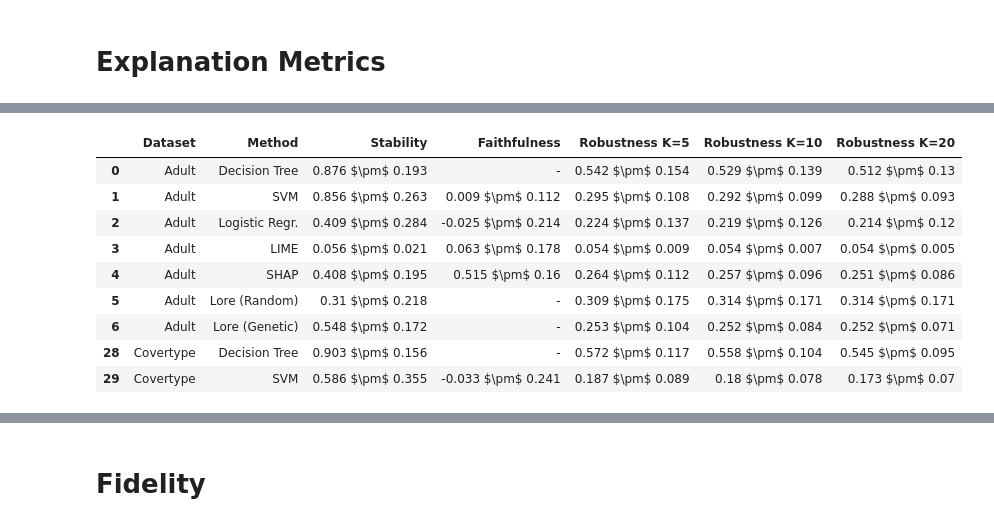
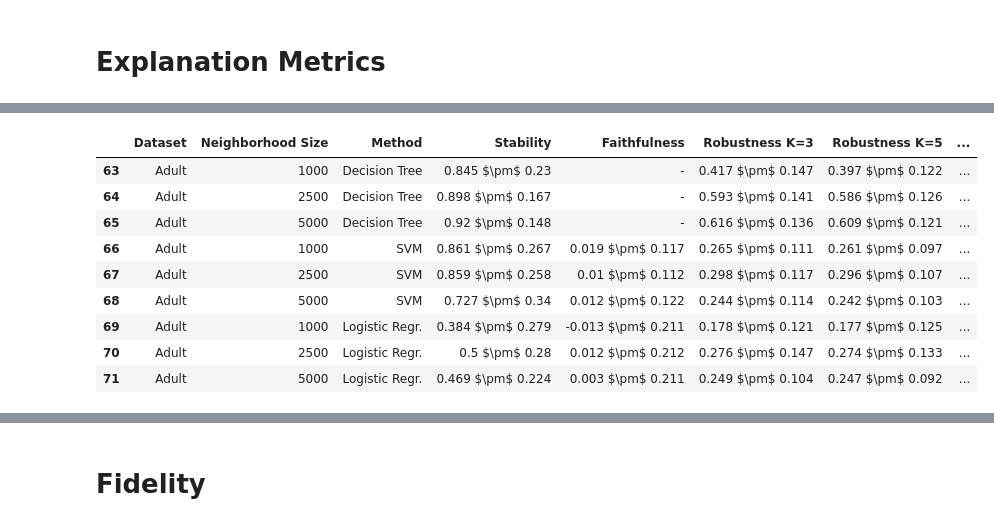
Before and after one commit to lucacorbucci/fire360, a Jupyter notebook: src/results/results.ipynb, the cells around one changed output, grey strips where cells are left out. Drawn from its saved outputs; the diff is of its cells as text; code cells hidden in the pictures.

```diff
--- a/src/results/results.ipynb
+++ b/src/results/results.ipynb
@@ -34,12 +38,13 @@ merged_df = []
 # %% [markdown]
 # Explanation Metrics
 # %%
-project_data = download_runs(project_name="tango_explanation_metrics")
-project_name = "tango_explanation_metrics"
+project_data = download_runs(project_name="new_metrics_computation")
+project_name = "new_metrics_computation"
 # %%
 methods = ["dt", "svm", "logistic", "lime", "shap", "lore", "lore_genetic"]
-datasets = ["adult", "house16", "letter", "dutch", "covertype", "shuttle"]
-top_k = [3, 5, 8, 10, 20]
+datasets = ["house16", "letter", "shuttle", "adult", "dutch"]
+top_k = [3, 5, 8, 10, 15, 20]
+neigh_sizes = [1000, 2500, 5000]
 # %%
 metrics = {}
 
@@ -68,19 +97,21 @@ import pandas as pd
 # Initialize an empty list to store the rows
 rows = []
 
-top_k_table = [5,10,20]
+top_k_table = [3, 5, 8, 10,20]
 # Iterate over the datasets and methods to extract the metrics
 for dataset in datasets:
     for method in methods:
-        row = {
-            'Dataset': dataset,
-            'Method': method,
-            'Stability': metrics[dataset][method].get('stability', '-'),
-            'Faithfulness': metrics[dataset][method].get('Faithfulness', '-')
-        }
-        for k in top_k_table:
-            row[f"Robustness K={k}"] = metrics[dataset][method].get(f'robustness_top_{k}', '-')
-        rows.append(row)
+        for neigh_size in neigh_sizes:
+            row = {
+                'Dataset': dataset,
+                'Neighborhood Size': neigh_size,
+                'Method': method,
+                'Stability': metrics[dataset][method][neigh_size].get('stability', '-'),
+                'Faithfulness': metrics[dataset][method][neigh_size].get('Faithfulness', '-')
+            }
+            for k in top_k_table:
+                row[f"Robustness K={k}"] = metrics[dataset][method][neigh_size].get(f'robustness_top_{k}', '-')
+            rows.append(row)
 
 # Create a dataframe from the rows
 df_metrics = pd.DataFrame(rows)
@@ -109,41 +140,41 @@ dataset_name_mapping = {
 
 # Apply the mapping to the Method column
 df_metrics["Method"] = df_metrics["Method"].map(method_mapping)
 
 df_metrics["Dataset"] = df_metrics["Dataset"].map(dataset_name_mapping)
 
 # Sort the DataFrame by Dataset and Method
 df_metrics = df_metrics.sort_values(by=['Dataset', 'Method'])
 
 # Create custom method order for better visualization
 method_order = {
     'Decision Tree': 1,
     'SVM': 2,
     'Logistic Regr.': 3,
     'LIME': 4,
     'SHAP': 5,
     'Lore (Random)': 6,
     'Lore (Genetic)': 7
 }
 
 # Create a new column for sorting by custom method order
 df_metrics['method_order'] = df_metrics['Method'].map(method_order)
 
 # Sort by Dataset first, then by the custom method order
 df_metrics = df_metrics.sort_values(by=['Dataset', 'method_order'])
 
 # Drop the helper column
 df_metrics = df_metrics.drop(columns=['method_order'])
-
+df_metrics_all_the_robustness = df_metrics.copy()
 df_metrics.head(9)
 # %% [output]
-|  | Dataset | Method | Stability | Faithfulness | Robustness K=5 | Robustness K=10 | Robustness K=20 |
-| 0 | Adult | Decision Tree | 0.876 $\pm$ 0.193 | - | 0.542 $\pm$ 0.154 | 0.529 $\pm$ 0.139 | 0.512 $\pm$ 0.13 |
-| 1 | Adult | SVM | 0.856 $\pm$ 0.263 | 0.009 $\pm$ 0.112 | 0.295 $\pm$ 0.108 | 0.292 $\pm$ 0.099 | 0.288 $\pm$ 0.093 |
-| 2 | Adult | Logistic Regr. | 0.409 $\pm$ 0.284 | -0.025 $\pm$ 0.214 | 0.224 $\pm$ 0.137 | 0.219 $\pm$ 0.126 | 0.214 $\pm$ 0.12 |
-| 3 | Adult | LIME | 0.056 $\pm$ 0.021 | 0.063 $\pm$ 0.178 | 0.054 $\pm$ 0.009 | 0.054 $\pm$ 0.007 | 0.054 $\pm$ 0.005 |
-| 4 | Adult | SHAP | 0.408 $\pm$ 0.195 | 0.515 $\pm$ 0.16 | 0.264 $\pm$ 0.112 | 0.257 $\pm$ 0.096 | 0.251 $\pm$ 0.086 |
-| 5 | Adult | Lore (Random) | 0.31 $\pm$ 0.218 | - | 0.309 $\pm$ 0.175 | 0.314 $\pm$ 0.171 | 0.314 $\pm$ 0.171 |
-| 6 | Adult | Lore (Genetic) | 0.548 $\pm$ 0.172 | - | 0.253 $\pm$ 0.104 | 0.252 $\pm$ 0.084 | 0.252 $\pm$ 0.071 |
-| 28 | Covertype | Decision Tree | 0.903 $\pm$ 0.156 | - | 0.572 $\pm$ 0.117 | 0.558 $\pm$ 0.104 | 0.545 $\pm$ 0.095 |
-| 29 | Covertype | SVM | 0.586 $\pm$ 0.355 | -0.033 $\pm$ 0.241 | 0.187 $\pm$ 0.089 | 0.18 $\pm$ 0.078 | 0.173 $\pm$ 0.07 |
+|  | Dataset | Neighborhood Size | Method | Stability | Faithfulness | Robustness K=3 | Robustness K=5 | ... |
+| 63 | Adult | 1000 | Decision Tree | 0.845 $\pm$ 0.23 | - | 0.417 $\pm$ 0.147 | 0.397 $\pm$ 0.122 | ... |
+| 64 | Adult | 2500 | Decision Tree | 0.898 $\pm$ 0.167 | - | 0.593 $\pm$ 0.141 | 0.586 $\pm$ 0.126 | ... |
+| 65 | Adult | 5000 | Decision Tree | 0.92 $\pm$ 0.148 | - | 0.616 $\pm$ 0.136 | 0.609 $\pm$ 0.121 | ... |
+| 66 | Adult | 1000 | SVM | 0.861 $\pm$ 0.267 | 0.019 $\pm$ 0.117 | 0.265 $\pm$ 0.111 | 0.261 $\pm$ 0.097 | ... |
+| 67 | Adult | 2500 | SVM | 0.859 $\pm$ 0.258 | 0.01 $\pm$ 0.112 | 0.298 $\pm$ 0.117 | 0.296 $\pm$ 0.107 | ... |
+| 68 | Adult | 5000 | SVM | 0.727 $\pm$ 0.34 | 0.012 $\pm$ 0.122 | 0.244 $\pm$ 0.114 | 0.242 $\pm$ 0.103 | ... |
+| 69 | Adult | 1000 | Logistic Regr. | 0.384 $\pm$ 0.279 | -0.013 $\pm$ 0.211 | 0.178 $\pm$ 0.121 | 0.177 $\pm$ 0.125 | ... |
+| 70 | Adult | 2500 | Logistic Regr. | 0.5 $\pm$ 0.28 | 0.012 $\pm$ 0.212 | 0.276 $\pm$ 0.147 | 0.274 $\pm$ 0.133 | ... |
+| 71 | Adult | 5000 | Logistic Regr. | 0.469 $\pm$ 0.224 | 0.003 $\pm$ 0.211 | 0.249 $\pm$ 0.104 | 0.247 $\pm$ 0.092 | ... |
```
Also changed, not shown: parts of 87 cells of this notebook, 1 other file.
